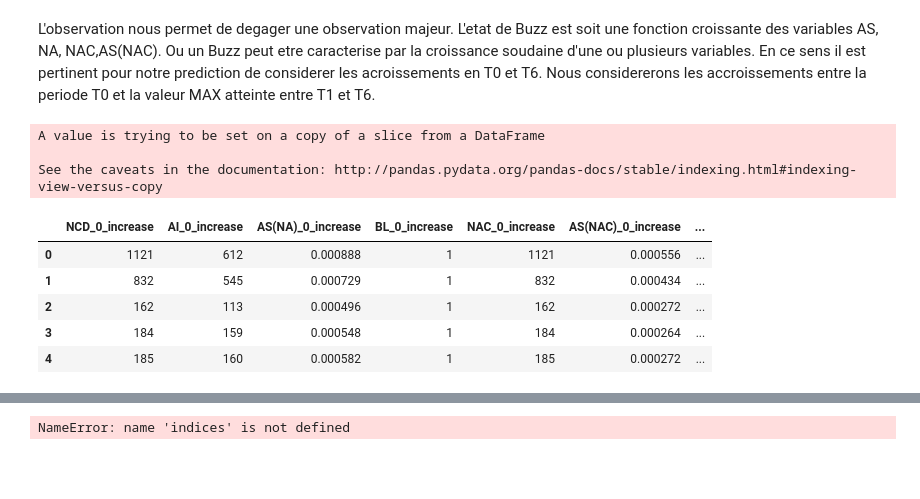
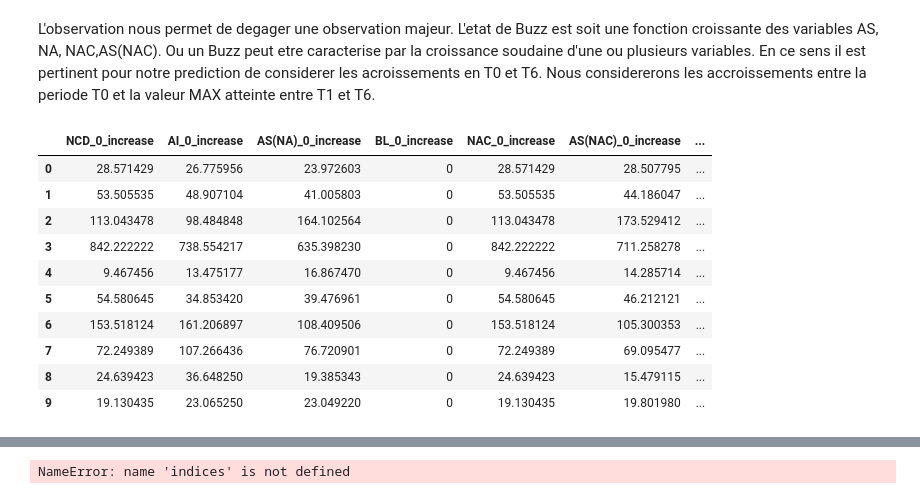
Before and after one commit to imachraoui/Buzz-social-media, a Jupyter notebook: Project-Buzz-David.ipynb, the cells around one changed output, grey strips where cells are left out. Drawn from its saved outputs; the diff is of its cells as text; code cells hidden in the pictures; blank space fills up the shorter version.

Commit message:
correction taux d'accroissement

```diff
--- a/Project-Buzz-David.ipynb
+++ b/Project-Buzz-David.ipynb
@@ -139,25 +139,26 @@ accroissements = pandas.DataFrame({})
 for i in t :
     maxes = df_nonNormalized.iloc[:,i:i+7].max(1)
 #    maxes = df_nonNormalized.iloc[:,i+6]
-    column = df_nonNormalized.iloc[:,i]
+    cccolumn = df_nonNormalized.iloc[:,i]
     # Pour les variables qui commencent a 0, eviter de diviser par 0
-    column[column==0] = 1
+#    column[column==0] = 1
 #    accroissements[i] = (maxes - df_nonNormalized.iloc[:,i])/column
-    accroissements[i] = df_nonNormalized.iloc[:,i+6]
+    accroissements[i] = (maxes - cccolumn)/cccolumn*100 #df_nonNormalized.iloc[:,i+6]
 accroissements.columns = df_nonNormalized.iloc[:,t].columns + "_increase"
 #df_nonNormalized = pandas.concat([df_nonNormalized,accroissements],axis =1)
-# %% [output]
-A value is trying to be set on a copy of a slice from a DataFrame
-
-See the caveats in the documentation: http://pandas.pydata.org/pandas-docs/stable/indexing.html#indexing-view-versus-copy
 # %%
-accroissements.head()
+accroissements.head(10)
 # %% [output]
 |  | NCD_0_increase | AI_0_increase | AS(NA)_0_increase | BL_0_increase | NAC_0_increase | AS(NAC)_0_increase | ... |
-| 0 | 1121 | 612 | 0.000888 | 1 | 1121 | 0.000556 | ... |
-| 1 | 832 | 545 | 0.000729 | 1 | 832 | 0.000434 | ... |
-| 2 | 162 | 113 | 0.000496 | 1 | 162 | 0.000272 | ... |
-| 3 | 184 | 159 | 0.000548 | 1 | 184 | 0.000264 | ... |
-| 4 | 185 | 160 | 0.000582 | 1 | 185 | 0.000272 | ... |
+| 0 | 28.571429 | 26.775956 | 23.972603 | 0 | 28.571429 | 28.507795 | ... |
+| 1 | 53.505535 | 48.907104 | 41.005803 | 0 | 53.505535 | 44.186047 | ... |
+| 2 | 113.043478 | 98.484848 | 164.102564 | 0 | 113.043478 | 173.529412 | ... |
+| 3 | 842.222222 | 738.554217 | 635.398230 | 0 | 842.222222 | 711.258278 | ... |
+| 4 | 9.467456 | 13.475177 | 16.867470 | 0 | 9.467456 | 14.285714 | ... |
+| 5 | 54.580645 | 34.853420 | 39.476961 | 0 | 54.580645 | 46.212121 | ... |
+| 6 | 153.518124 | 161.206897 | 108.409506 | 0 | 153.518124 | 105.300353 | ... |
+| 7 | 72.249389 | 107.266436 | 76.720901 | 0 | 72.249389 | 69.095477 | ... |
+| 8 | 24.639423 | 36.648250 | 19.385343 | 0 | 24.639423 | 15.479115 | ... |
+| 9 | 19.130435 | 23.065250 | 23.049220 | 0 | 19.130435 | 19.801980 | ... |
 # %%
 # %% [output]
```
Also changed, not shown: parts of 1 cell of this notebook.
